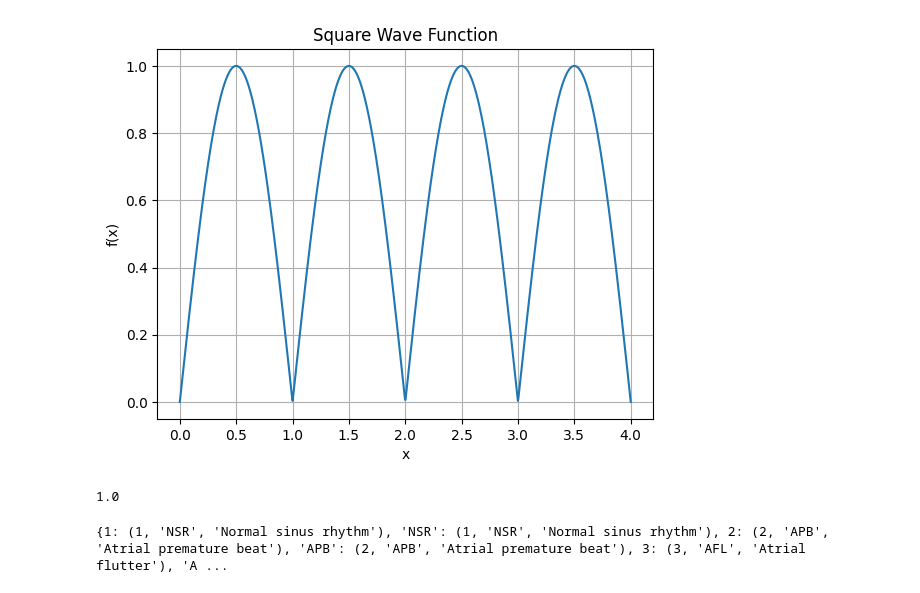
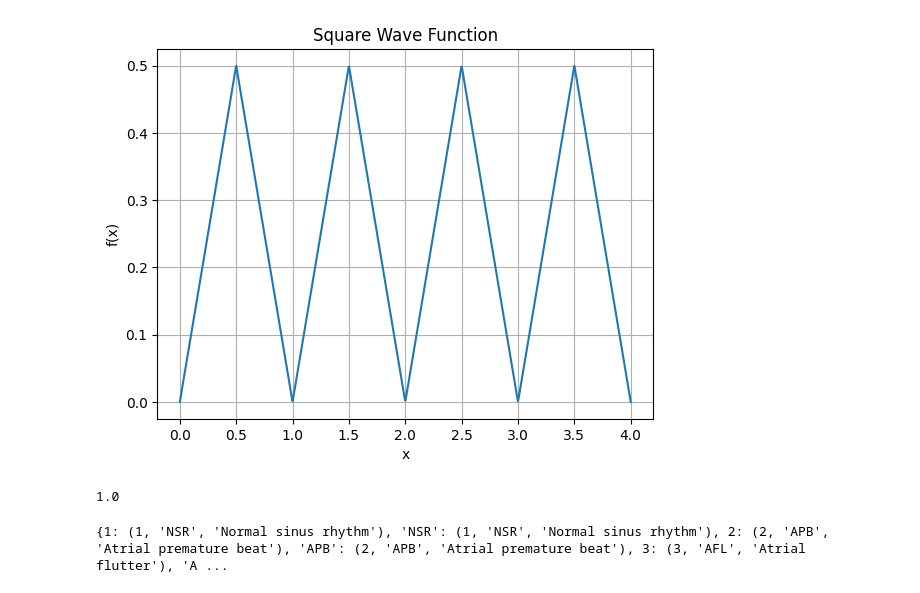
Before and after one commit to ProgramPhantom/MPS224-Scientific-Computing, a Jupyter notebook: Week 9/week9.ipynb, the cells around one changed output. Drawn from its saved outputs; the diff is of its cells as text; code cells hidden in the pictures.

```diff
--- a/Week 9/week9.ipynb
+++ b/Week 9/week9.ipynb
@@ -15,37 +15,37 @@ def f2(x):
     """
     Triangle wave function
     """
     if isinstance(x, np.ndarray):
-        return np.abs(2 * x - 2 * np.floor(x + 0.5))/2
+        return np.abs( x -  np.floor(x + 0.5))
     else:
-        return abs(2 * x - 2 * np.floor(x + 0.5))/2
+        return abs(x -  np.floor(x + 0.5))
 
 def f4(x):
     """
     Rectified sine wave function
     """
     if isinstance(x, np.ndarray):
         return np.abs(np.sin(np.pi * x))
     else:
         return np.abs(np.sin(np.pi * x))
 
 
 def plot_wave(function):
     x = np.linspace(0, 4, 1000)
     y = function(x)
 
     plt.plot(x, y)
     plt.title('Square Wave Function')
     plt.xlabel('x')
     plt.ylabel('f(x)')
     plt.grid()
     plt.show()
 
 
-plot_wave(f4)
+plot_wave(f2)
 print(f4(1.5))
 # %% [output]
-[figure, old version]
+[figure, new version]
 1.0
 # %%
 def make_ecg_dict():
```
Also changed, not shown: 2 other files.
